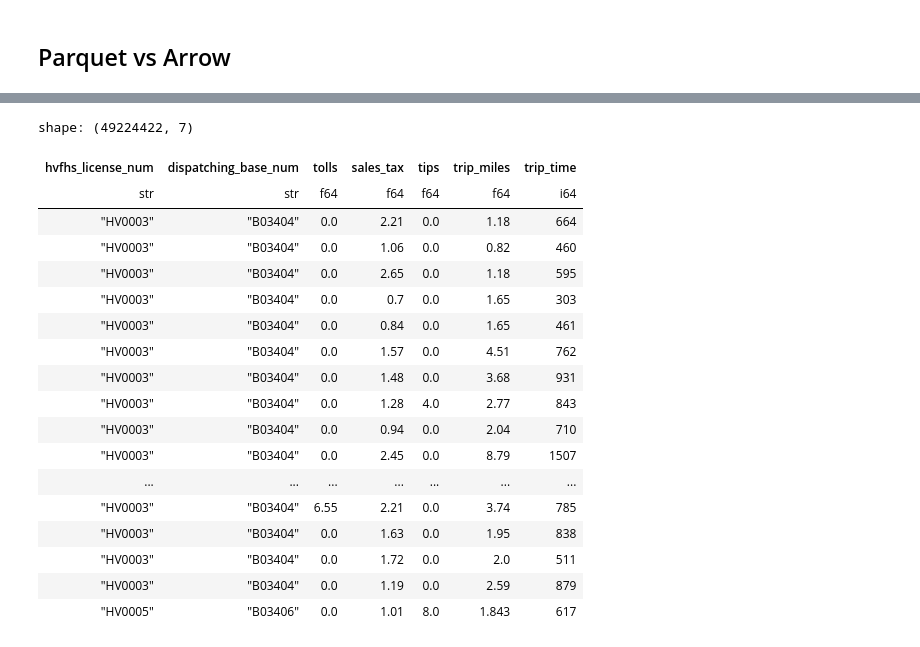
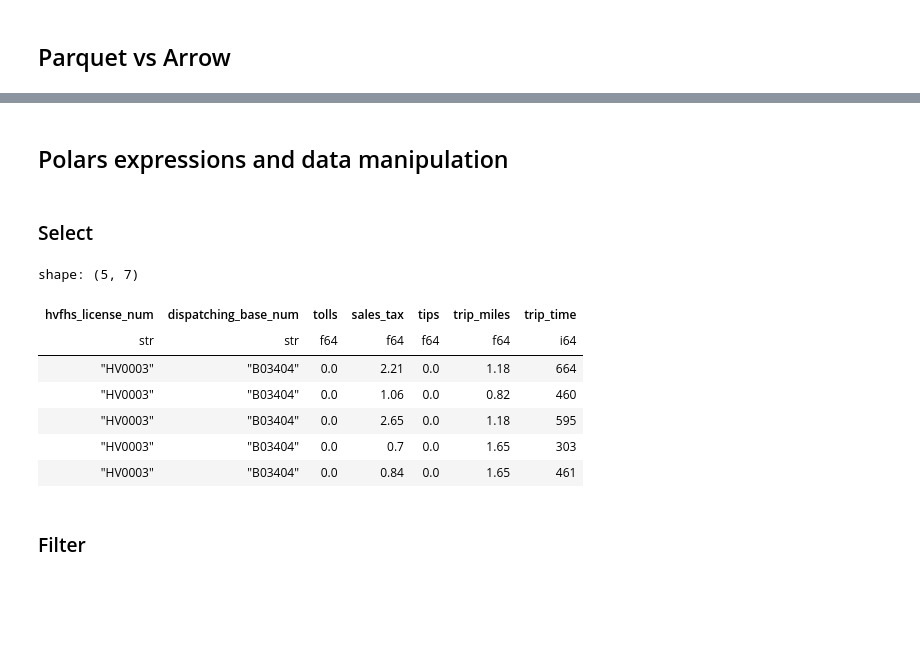
Before and after one commit to italanchan/polars-open-source-app, a Jupyter notebook: explore_data.ipynb, the cells around one changed output, grey strips where cells are left out. Cells and saved outputs as stored; diff of their text form; code cells hidden in the pictures; blank space fills up the shorter version.

```diff
--- a/explore_data.ipynb
+++ b/explore_data.ipynb
@@ -11,25 +15,19 @@ df.write_ipc("data/fhvhv_data.arrow")
+# %% [markdown]
+## Polars expressions and data manipulation
+# %% [markdown]
+### Select
 # %%
-df = pl.read_ipc("data/fhvhv_data.arrow")
 df2 = df.select('hvfhs_license_num', 'dispatching_base_num', 'tolls', 'sales_tax','tips', 'trip_miles', 'trip_time')
-df2
+df2.head()
 # %% [output]
-shape: (49224422, 7)
+shape: (5, 7)
 | hvfhs_license_num | dispatching_base_num | tolls | sales_tax | tips | trip_miles | trip_time |
 | str | str | f64 | f64 | f64 | f64 | i64 |
 | "HV0003" | "B03404" | 0.0 | 2.21 | 0.0 | 1.18 | 664 |
 | "HV0003" | "B03404" | 0.0 | 1.06 | 0.0 | 0.82 | 460 |
 | "HV0003" | "B03404" | 0.0 | 2.65 | 0.0 | 1.18 | 595 |
 | "HV0003" | "B03404" | 0.0 | 0.7 | 0.0 | 1.65 | 303 |
 | "HV0003" | "B03404" | 0.0 | 0.84 | 0.0 | 1.65 | 461 |
-| "HV0003" | "B03404" | 0.0 | 1.57 | 0.0 | 4.51 | 762 |
-| "HV0003" | "B03404" | 0.0 | 1.48 | 0.0 | 3.68 | 931 |
-| "HV0003" | "B03404" | 0.0 | 1.28 | 4.0 | 2.77 | 843 |
-| "HV0003" | "B03404" | 0.0 | 0.94 | 0.0 | 2.04 | 710 |
-| "HV0003" | "B03404" | 0.0 | 2.45 | 0.0 | 8.79 | 1507 |
-| ... | ... | ... | ... | ... | ... | ... |
-| "HV0003" | "B03404" | 6.55 | 2.21 | 0.0 | 3.74 | 785 |
-| "HV0003" | "B03404" | 0.0 | 1.63 | 0.0 | 1.95 | 838 |
-| "HV0003" | "B03404" | 0.0 | 1.72 | 0.0 | 2.0 | 511 |
-| "HV0003" | "B03404" | 0.0 | 1.19 | 0.0 | 2.59 | 879 |
-| "HV0005" | "B03406" | 0.0 | 1.01 | 8.0 | 1.843 | 617 |
+# %% [markdown]
+### Filter
 # %%
```
Also changed, not shown: parts of 18 cells of this notebook.
